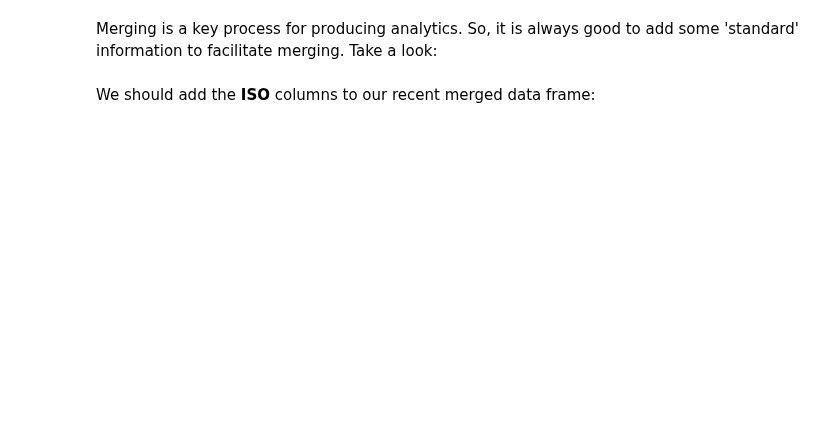
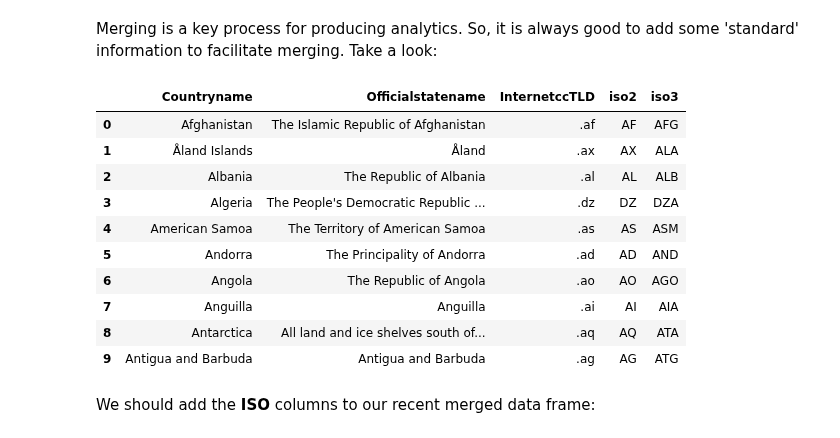
Before and after one commit to eScienceWinterSchool/PythonSession, a Jupyter notebook: index.ipynb, the cells around one changed output. Cells and saved outputs as stored; diff of their text form; code cells hidden in the pictures; blank space fills up the shorter version.

```diff
--- a/index.ipynb
+++ b/index.ipynb
@@ -396,9 +903,21 @@ hdidem.info()
 # %% [markdown]
 Merging is a key process for producing analytics. So, it is always good to add some 'standard' information to facilitate merging. Take a look:
 # %%
-isos='https://github.com/EvansDataScience/CTforGA_integrating/raw/main/isodata.csv'
+isos='https://github.com/eScienceWinterSchool/data/raw/master/isodata.csv'
 isodata=pd.read_csv(isos)
 isodata.head(10)
+# %% [output]
+|  | Countryname | Officialstatename | InternetccTLD | iso2 | iso3 |
+| 0 | Afghanistan | The Islamic Republic of Afghanistan | .af | AF | AFG |
+| 1 | Åland Islands | Åland | .ax | AX | ALA |
+| 2 | Albania | The Republic of Albania | .al | AL | ALB |
+| 3 | Algeria | The People's Democratic Republic ... | .dz | DZ | DZA |
+| 4 | American Samoa | The Territory of American Samoa | .as | AS | ASM |
+| 5 | Andorra | The Principality of Andorra | .ad | AD | AND |
+| 6 | Angola | The Republic of Angola | .ao | AO | AGO |
+| 7 | Anguilla | Anguilla | .ai | AI | AIA |
+| 8 | Antarctica | All land and ice shelves south of... | .aq | AQ | ATA |
+| 9 | Antigua and Barbuda | Antigua and Barbuda | .ag | AG | ATG |
 # %% [markdown]
 We should add the **ISO** columns to our recent merged data frame:
 # %%
```
Also changed, not shown: parts of 64 cells of this notebook.
